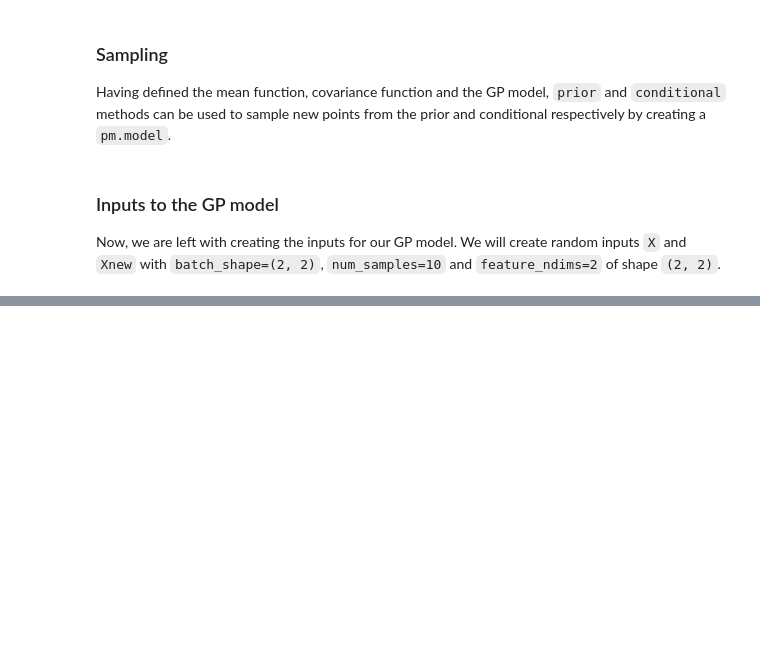
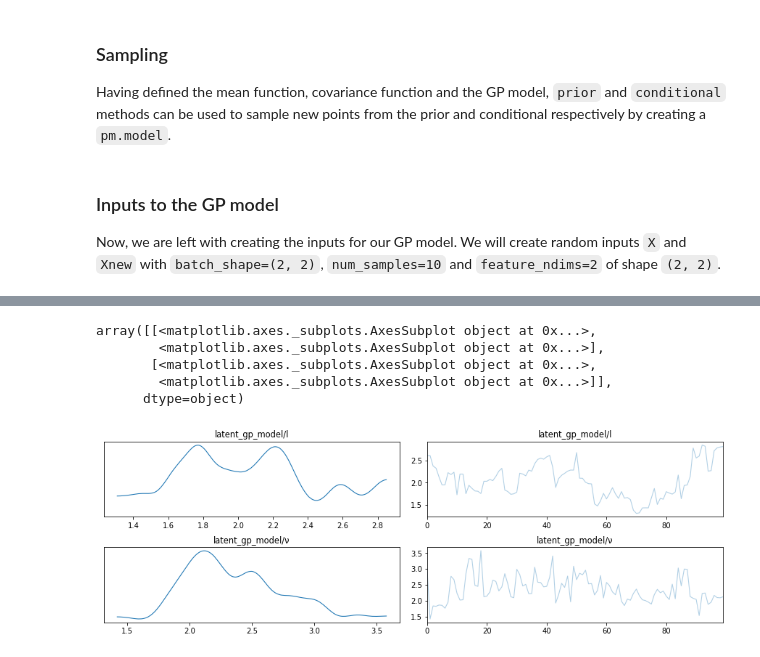
Before and after one commit to pymc-devs/pymc4, a Jupyter notebook: notebooks/gaussian_process.ipynb, the cells around one changed output, grey strips where cells are left out. Drawn from its saved outputs; the diff is of its cells as text; code cells hidden in the pictures; blank space fills up the shorter version.

```diff
--- a/notebooks/gaussian_process.ipynb
+++ b/notebooks/gaussian_process.ipynb
@@ -167,0 +207,13 @@ Attributes:
+# %%
+@pm.model
+def latent_gp_model(X, y):
+    l = yield pm.HalfCauchy("l", scale=5.)
+    cov_fn = pm.gp.cov.ExpQuad(length_scale=l, amplitude=1., feature_ndims=1)
+    latent_gp = pm.gp.gp.LatentGP(mean_fn=pm.gp.mean.Zero(), cov_fn=cov_fn)
+    f = yield latent_gp.prior("f", X=X)
+    ν = yield pm.Gamma("ν", concentration=1., rate=0.1)
+    y_ = yield pm.StudentT("y", loc=f, scale=1., df=ν, observed=y)
+    return y_
+# %%
+gp = latent_gp_model(X, y)
+trace = pm.sample(gp, num_samples=100, num_chains=1)
@@ -167,0 +237,13 @@ Attributes:
+# %%
+lines = [
+    ("l", {}, l_true),
+    ("ν", {}, ν_true),
+]
+az.plot_trace(trace, lines=lines, var_names=["latent_gp_model/l", "latent_gp_model/ν"])
+# %% [output]
+array([[<matplotlib.axes._subplots.AxesSubplot object at 0x...>,
+        <matplotlib.axes._subplots.AxesSubplot object at 0x...>],
+       [<matplotlib.axes._subplots.AxesSubplot object at 0x...>,
+        <matplotlib.axes._subplots.AxesSubplot object at 0x...>]],
+      dtype=object)
+[figure, added]
```
Also changed, not shown: parts of 8 cells of this notebook, 1 other file.
